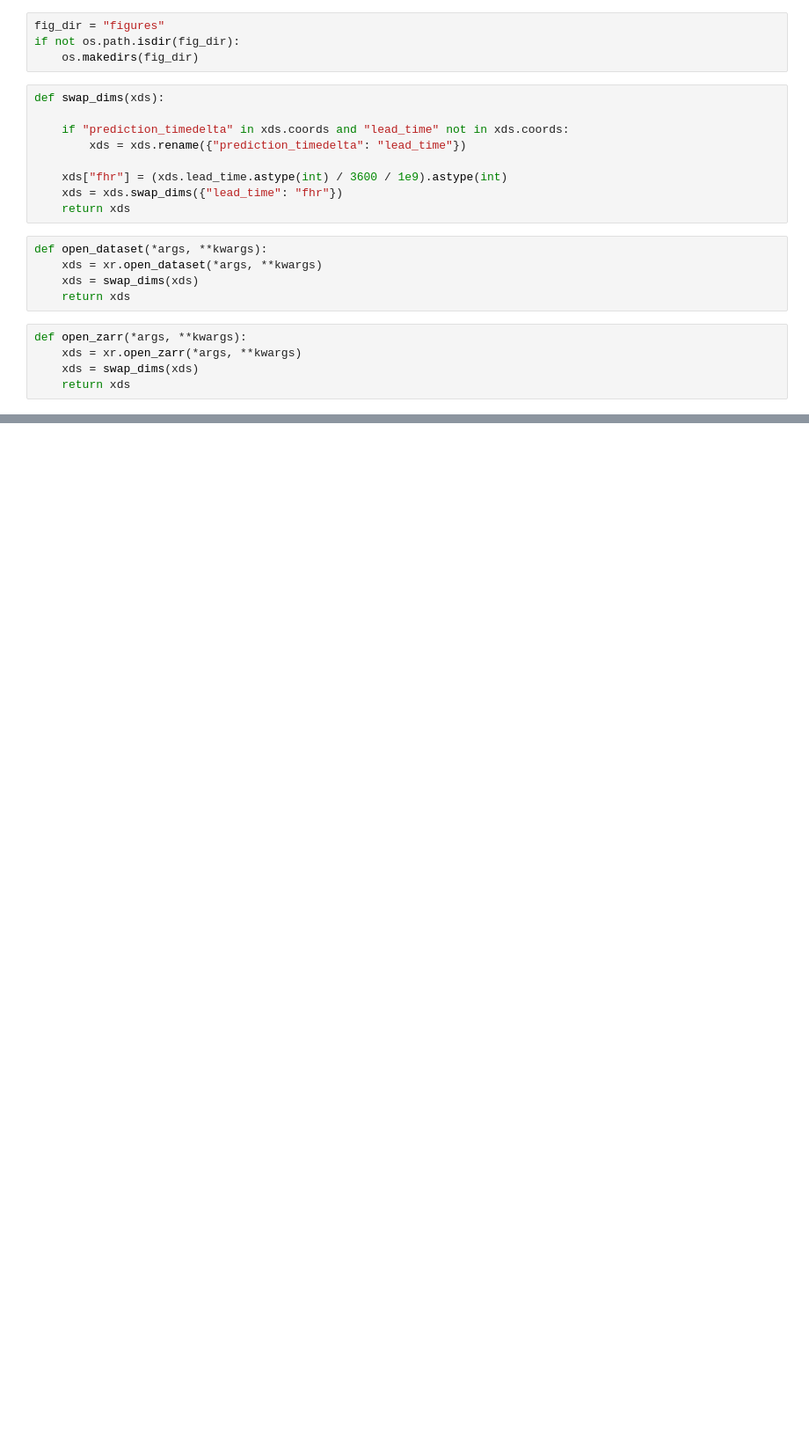
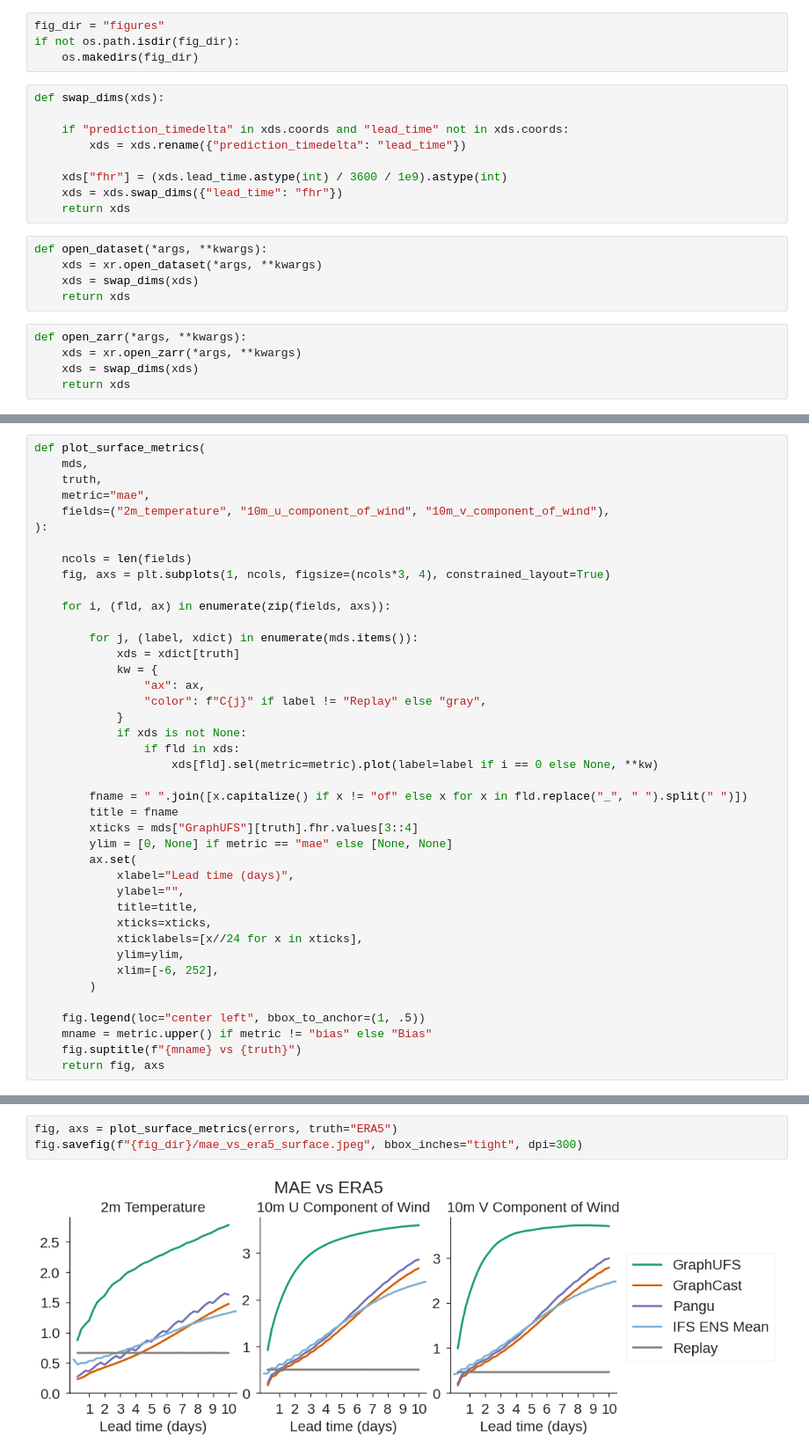
Before and after one commit to NOAA-PSL/graph-ufs, a Jupyter notebook: prototypes/p1/plot_error.ipynb, the cells around one changed output, grey strips where cells are left out. Shown at 88% size. Saved outputs shown, nothing was run; the diff lists cells and outputs as text; blank space fills up the shorter version.

Commit message:
a lot of plots

```diff
--- a/prototypes/p1/plot_error.ipynb
+++ b/prototypes/p1/plot_error.ipynb
@@ -480,0 +64,41 @@ Plotting ...
+# %%
+def plot_surface_metrics(
+    mds,
+    truth,
+    metric="mae",
+    fields=("2m_temperature", "10m_u_component_of_wind", "10m_v_component_of_wind"),
+):
+
+    ncols = len(fields)
+    fig, axs = plt.subplots(1, ncols, figsize=(ncols*3, 4), constrained_layout=True)
+
+    for i, (fld, ax) in enumerate(zip(fields, axs)):
+
+        for j, (label, xdict) in enumerate(mds.items()):
+            xds = xdict[truth]
+            kw = {
+                "ax": ax,
+                "color": f"C{j}" if label != "Replay" else "gray",
+            }
+            if xds is not None:
+                if fld in xds:
+                    xds[fld].sel(metric=metric).plot(label=label if i == 0 else None, **kw)
+
+        fname = " ".join([x.capitalize() if x != "of" else x for x in fld.replace("_", " ").split(" ")])
+        title = fname
+        xticks = mds["GraphUFS"][truth].fhr.values[3::4]
+        ylim = [0, None] if metric == "mae" else [None, None]
+        ax.set(
+            xlabel="Lead time (days)",
+            ylabel="",
+            title=title,
+            xticks=xticks,
+            xticklabels=[x//24 for x in xticks],
+            ylim=ylim,
+            xlim=[-6, 252],
+        )
+
+    fig.legend(loc="center left", bbox_to_anchor=(1, .5))
+    mname = metric.upper() if metric != "bias" else "Bias"
+    fig.suptitle(f"{mname} vs {truth}")
+    return fig, axs
@@ -480,0 +110,5 @@ Plotting ...
+# %%
+fig, axs = plot_surface_metrics(errors, truth="ERA5")
+fig.savefig(f"{fig_dir}/mae_vs_era5_surface.jpeg", bbox_inches="tight", dpi=300)
+# %% [output]
+[figure, added]
```
Also changed, not shown: parts of 48 cells of this notebook, 4 other files.
